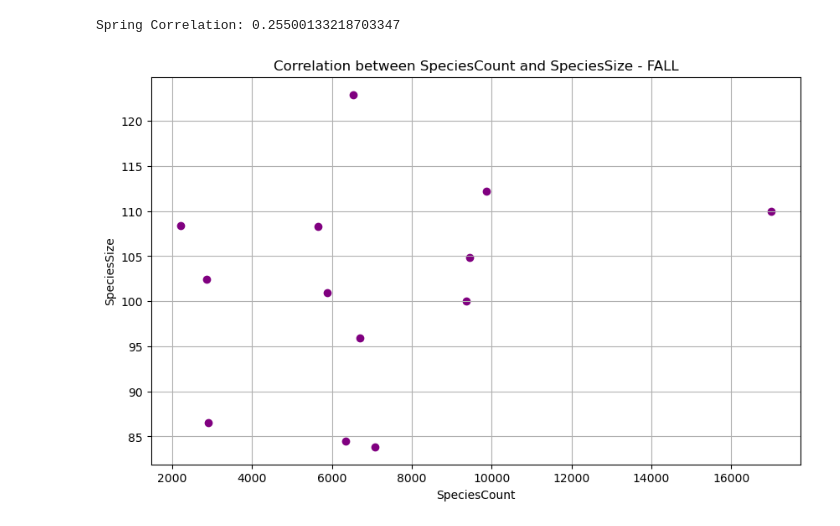
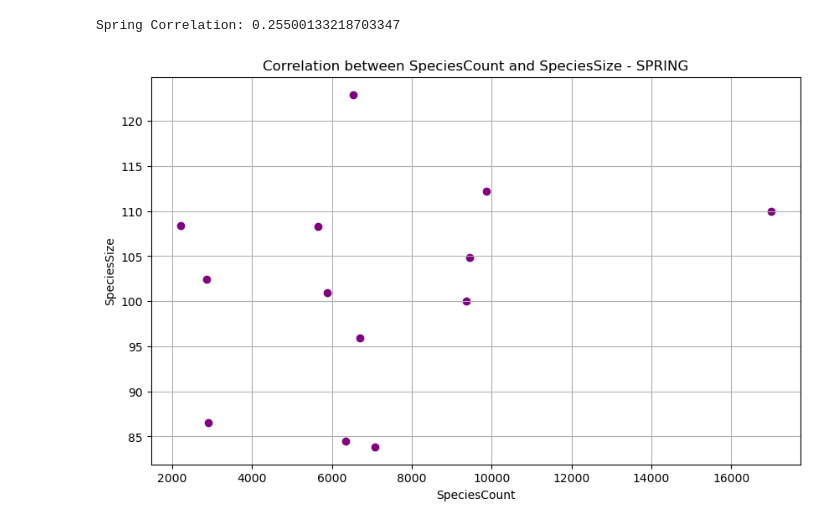
Before and after one commit to JustinHamerly/CA-Rocky-Intertidal-Species-Exploration, a Jupyter notebook: analysis.ipynb, the cells around one changed output. Cells and saved outputs as stored; diff of their text form; code cells hidden in the pictures.

Commit message:
fixed graph title

```diff
--- a/analysis.ipynb
+++ b/analysis.ipynb
@@ -481,10 +481,10 @@ Spring Correlation: 0.25500133218703347
 # %%
 plt.figure(figsize=(10, 6))
 plt.scatter(yearly_spring_size_pop['SpeciesCount'], yearly_spring_size_pop['SpeciesSize'], color='purple', label='Data Points')
-plt.title('Correlation between SpeciesCount and SpeciesSize - FALL')
+plt.title('Correlation between SpeciesCount and SpeciesSize - SPRING')
 plt.xlabel('SpeciesCount')
 plt.ylabel('SpeciesSize')
 plt.grid(True)
 plt.show()
 # %% [output]
-[figure, old version]
+[figure, new version]
```
Also changed, not shown: 1 other file.
